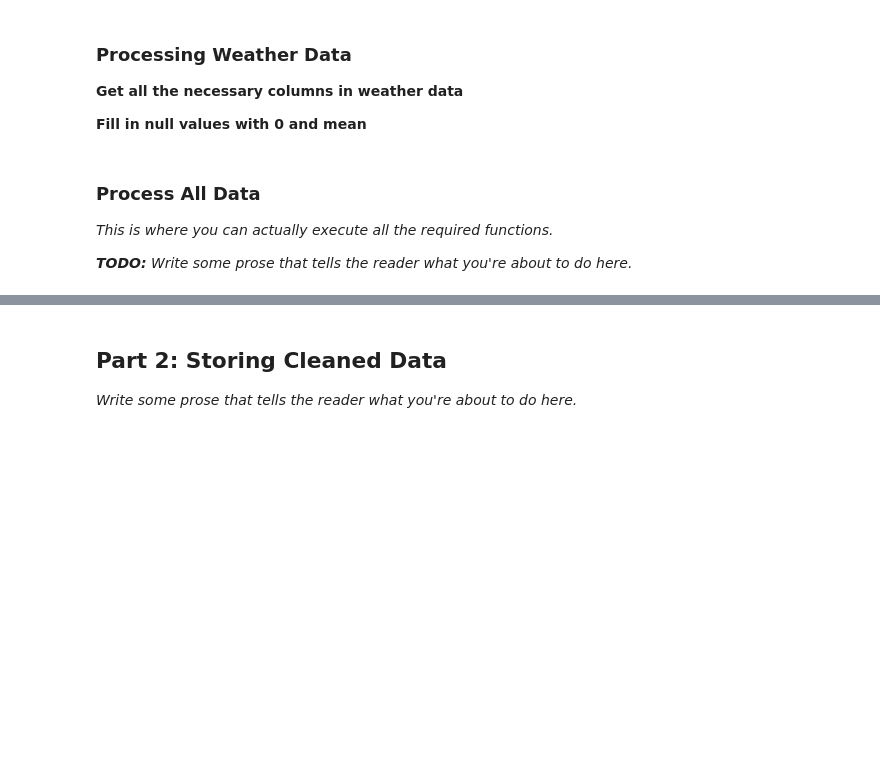
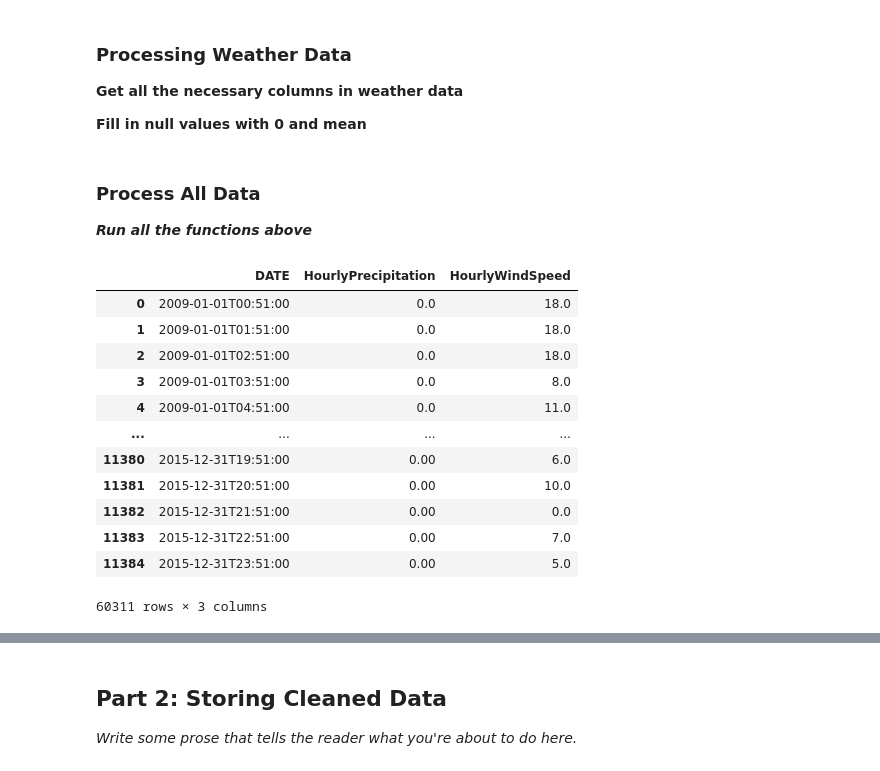
Before and after one commit to 4501Group26/Final_Project, a Jupyter notebook: Final Project Group 26.ipynb, the cells around one changed output, grey strips where cells are left out. Saved outputs shown, nothing was run; the diff lists cells and outputs as text; code cells hidden in the pictures; blank space fills up the shorter version.

```diff
--- a/Final Project Group 26.ipynb
+++ b/Final Project Group 26.ipynb
@@ -350,7 +336,7 @@ def get_uber_data():
 **Fill in null values with 0 and mean**
 # %%
 def clean_month_weather_data_hourly(csv_file):
-    original_df = pd.read_csv(csv_file)
+    original_df = pd.read_csv(csv_file ,low_memory=False)
     df = pd.concat([original_df["DATE"], original_df["HourlyPrecipitation"], original_df["HourlyWindSpeed"]],axis = 1)
     df["HourlyPrecipitation"] = df["HourlyPrecipitation"].replace('T', 0.00)
     df["HourlyPrecipitation"] = df["HourlyPrecipitation"].str.replace('s', '')
@@ -360,7 +346,7 @@ def clean_month_weather_data_hourly(csv_file):
     return df
 # %%
 def clean_month_weather_data_daily(csv_file):
-    original_df = pd.read_csv(csv_file)
+    original_df = pd.read_csv(csv_file, low_memory=False)
     df = pd.concat([original_df["DATE"], original_df["DailyAverageWindSpeed"]],axis = 1)
     df = df[df.DATE.str.contains("23:59:00")]
     df["DailyAverageWindSpeed"] = df["DailyAverageWindSpeed"].fillna(df["DailyAverageWindSpeed"].astype(float).mean())
@@ -390,11 +376,26 @@ def load_and_clean_weather_data():
 # %% [markdown]
 ### Process All Data
 
-_This is where you can actually execute all the required functions._
 
-_**TODO:** Write some prose that tells the reader what you're about to do here._
+_**Run all the functions above**_
 # %%
 
 uber_data = get_uber_data()
 hourly_weather_data, daily_weather_data = load_and_clean_weather_data()
 taxi_data = get_and_clean_taxi_data()
+# %%
+hourly_weather_data
+# %% [output]
+|  | DATE | HourlyPrecipitation | HourlyWindSpeed |
+| 0 | 2009-01-01T00:51:00 | 0.0 | 18.0 |
+| 1 | 2009-01-01T01:51:00 | 0.0 | 18.0 |
+| 2 | 2009-01-01T02:51:00 | 0.0 | 18.0 |
+| 3 | 2009-01-01T03:51:00 | 0.0 | 8.0 |
+| 4 | 2009-01-01T04:51:00 | 0.0 | 11.0 |
+| ... | ... | ... | ... |
+| 11380 | 2015-12-31T19:51:00 | 0.00 | 6.0 |
+| 11381 | 2015-12-31T20:51:00 | 0.00 | 10.0 |
+| 11382 | 2015-12-31T21:51:00 | 0.00 | 0.0 |
+| 11383 | 2015-12-31T22:51:00 | 0.00 | 7.0 |
+| 11384 | 2015-12-31T23:51:00 | 0.00 | 5.0 |
+60311 rows × 3 columns
```
Also changed, not shown: parts of 7 cells of this notebook, 1 other file.
